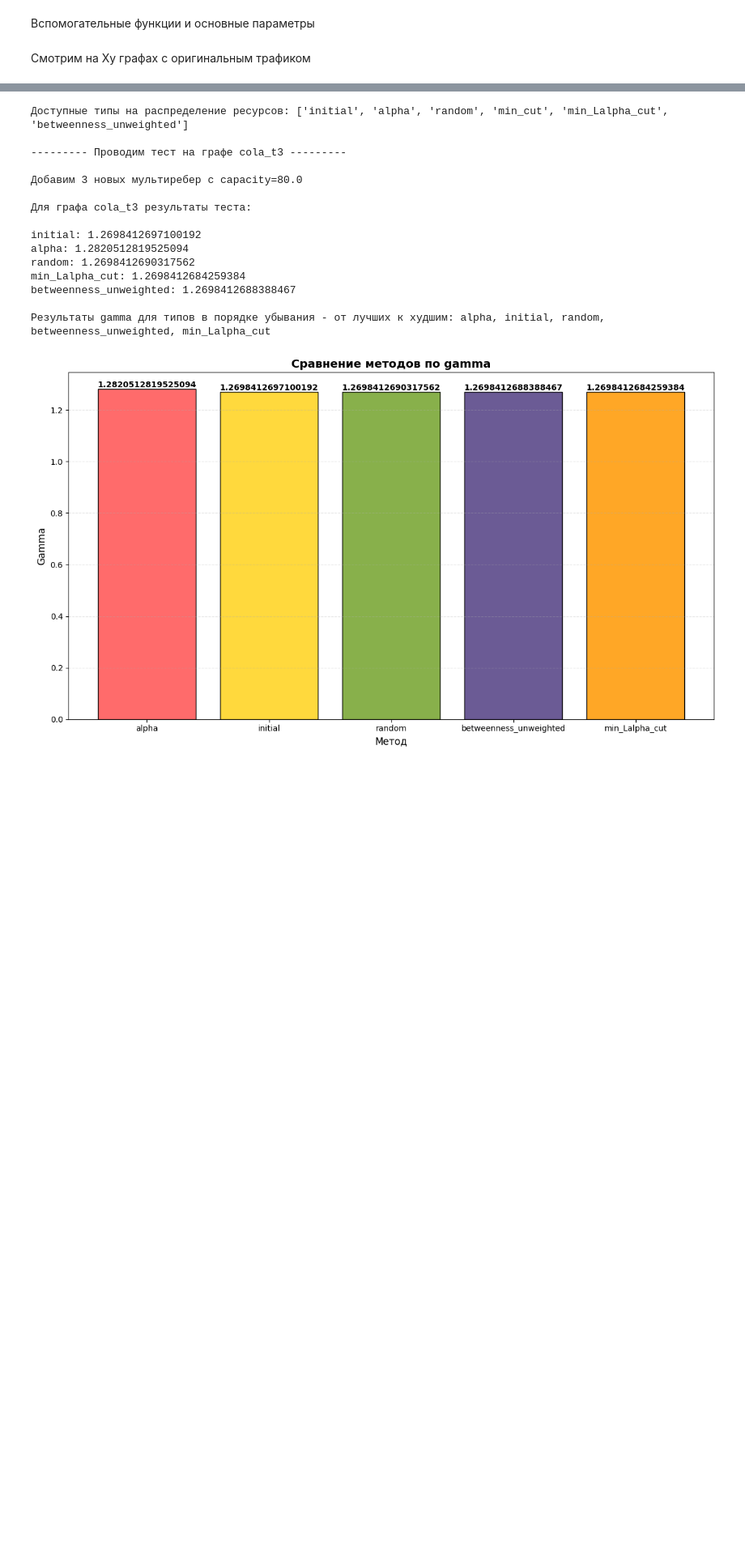
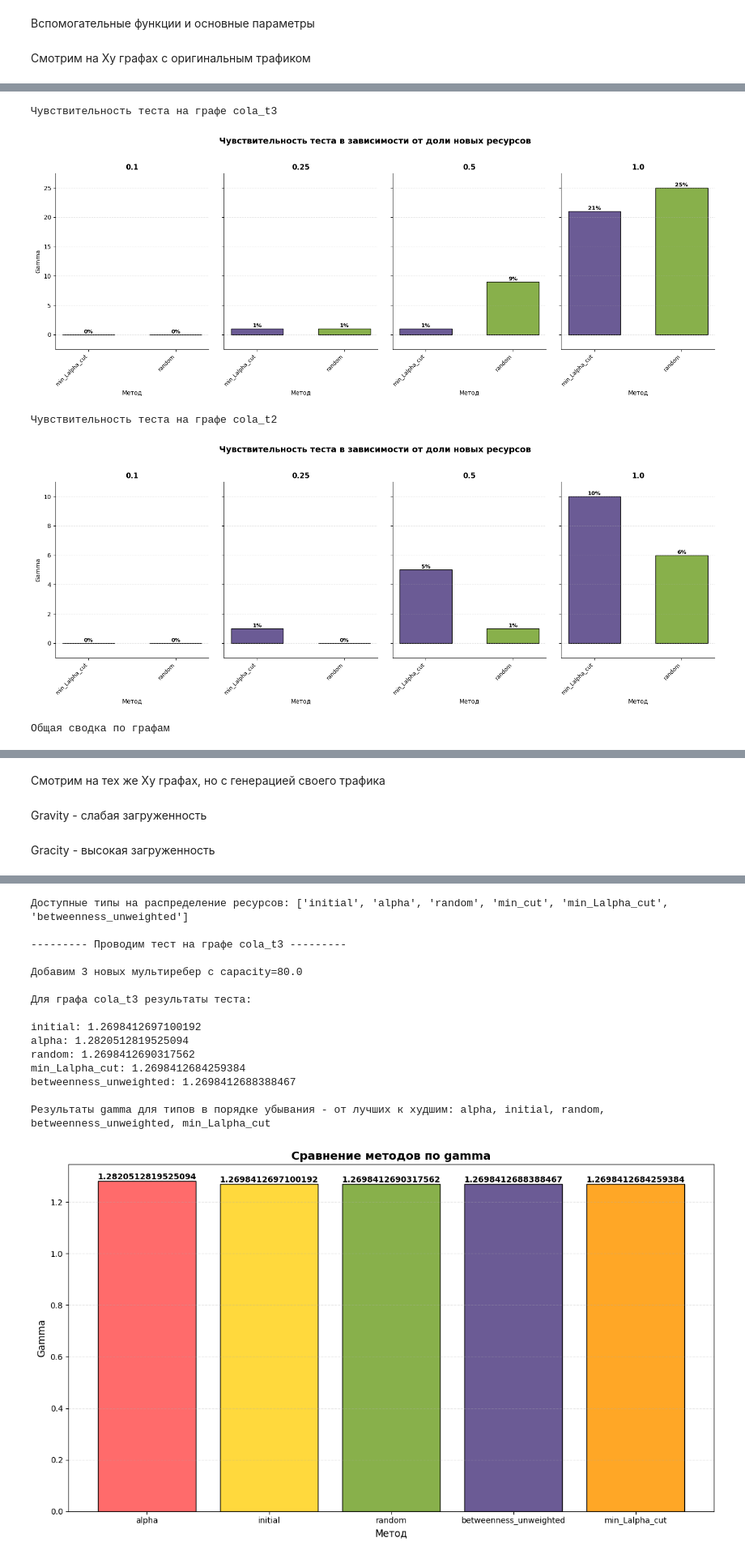
Before and after one commit to Karasiari/Graphs, a Jupyter notebook: Exps.ipynb, the cells around one changed output, grey strips where cells are left out. Shown at 81% size. Saved outputs shown, nothing was run; the diff lists cells and outputs as text; code cells hidden in the pictures; blank space fills up the shorter version.

```diff
--- a/Exps.ipynb
+++ b/Exps.ipynb
@@ -642,7 +550,7 @@ def resources_test(graphs):
 
   general_results = {fraction: {} for fraction in edges_fractions}
 
-  for name, graph in graphs:
+  for name, graph in graphs.items():
     adj_graph, traffic_graph, capacity_value = graph['adj_graph'], graph['traffic_graph'], graph['capacity_value']
     graph_for_exp = GraphMCFexps(adj_graph, traffic_graph)
     number_in_mincut = get_number_in_mincut(graph_for_exp, alpha_type)
@@ -930,0 +605,13 @@ visualize_lines_simple(
+# %%
+# маленькие кола графы
+hu_graphs_names_resources_test = ['cola_t3', 'cola_t2', 'cola_t8', 'cola_t10']
+hu_graphs_resources_test = get_hu_graphs(path_to_folder, hu_graphs_names_resources_test, True)
+
+# тест
+resources_test(hu_graphs_resources_test)
+# %% [output]
+Чувствительность теста на графе cola_t3
+[figure, added]
+Чувствительность теста на графе cola_t2
+[figure, added]
+Общая сводка по графам
@@ -930,0 +619,4 @@ visualize_lines_simple(
+# %% [markdown]
+Смотрим на тех же Ху графах, но с генерацией своего трафика
+# %% [markdown]
+Gravity - слабая загруженность
@@ -930,0 +628,2 @@ visualize_lines_simple(
+# %% [markdown]
+Gracity - высокая загруженность
```
Also changed, not shown: parts of 29 cells of this notebook.
